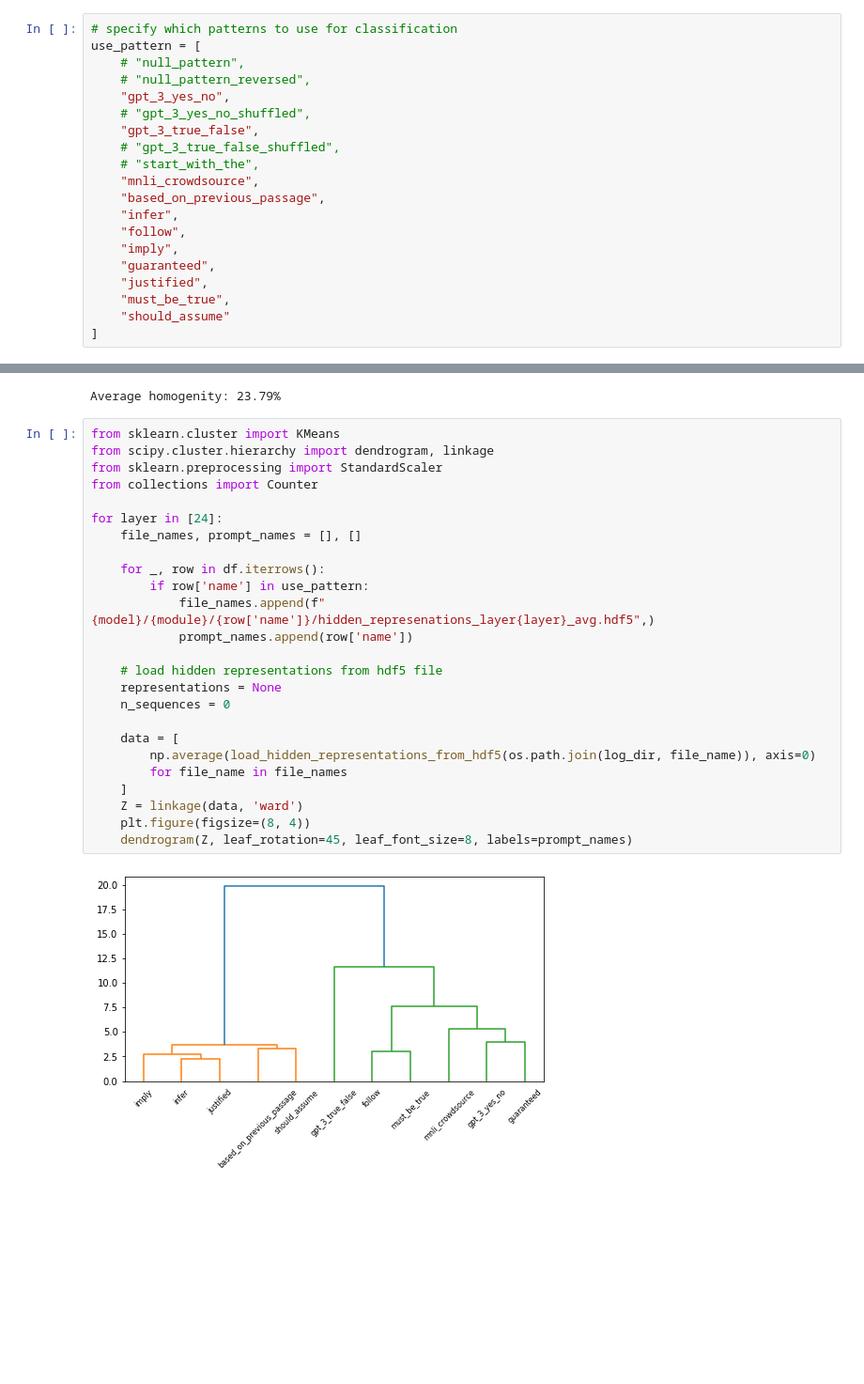
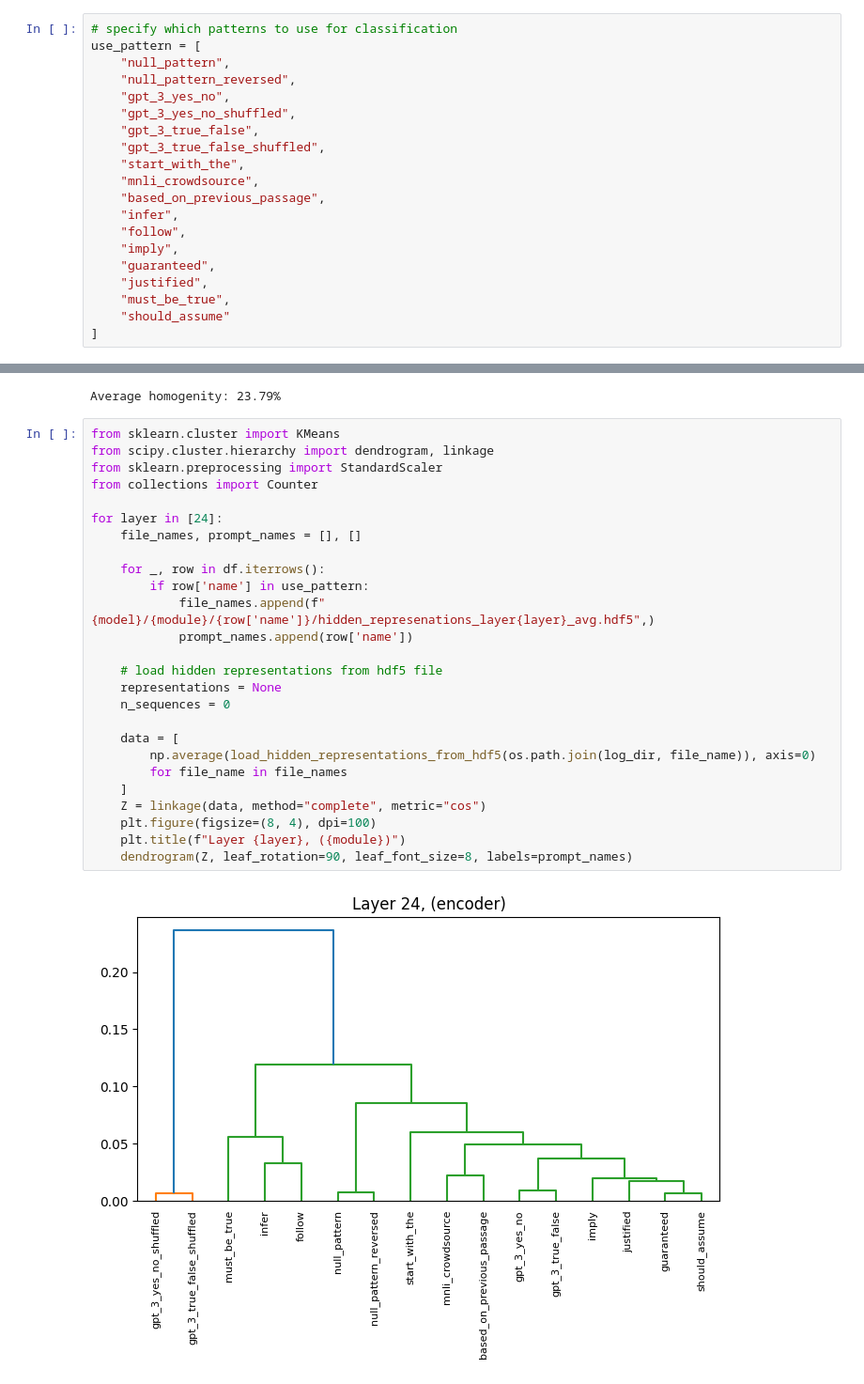
Before and after one commit to mmarius/t0-analysis, a Jupyter notebook: notebooks/clustering.ipynb, the cells around one changed output, grey strips where cells are left out. Shown at 94% size. Drawn from its saved outputs; the diff is of its cells as text; blank space fills up the shorter version.

```diff
--- a/notebooks/clustering.ipynb
+++ b/notebooks/clustering.ipynb
@@ -40,13 +40,13 @@ display(df)
 # %%
 # specify which patterns to use for classification
 use_pattern = [
-    # "null_pattern",
-    # "null_pattern_reversed",
+    "null_pattern",
+    "null_pattern_reversed",
     "gpt_3_yes_no",
-    # "gpt_3_yes_no_shuffled",
+    "gpt_3_yes_no_shuffled",
     "gpt_3_true_false",
-    # "gpt_3_true_false_shuffled",
-    # "start_with_the",
+    "gpt_3_true_false_shuffled",
+    "start_with_the",
     "mnli_crowdsource",
     "based_on_previous_passage",
     "infer",
@@ -103,27 +103,28 @@ Average homogenity: 23.79%
 # %%
 from sklearn.cluster import KMeans
 from scipy.cluster.hierarchy import dendrogram, linkage
 from sklearn.preprocessing import StandardScaler
 from collections import Counter
 
 for layer in [24]:
     file_names, prompt_names = [], []
 
     for _, row in df.iterrows():
         if row['name'] in use_pattern:
             file_names.append(f"{model}/{module}/{row['name']}/hidden_represenations_layer{layer}_avg.hdf5",)
             prompt_names.append(row['name'])
 
     # load hidden representations from hdf5 file
     representations = None
     n_sequences = 0
 
     data = [
         np.average(load_hidden_representations_from_hdf5(os.path.join(log_dir, file_name)), axis=0)
         for file_name in file_names
     ]
-    Z = linkage(data, 'ward')
-    plt.figure(figsize=(8, 4))
-    dendrogram(Z, leaf_rotation=45, leaf_font_size=8, labels=prompt_names)
+    Z = linkage(data, method="complete", metric="cos")
+    plt.figure(figsize=(8, 4), dpi=100)
+    plt.title(f"Layer {layer}, ({module})")
+    dendrogram(Z, leaf_rotation=90, leaf_font_size=8, labels=prompt_names)
 # %% [output]
-[figure, old version]
+[figure, new version]
```
Also changed, not shown: parts of 1 cell of this notebook, 1 other file.
